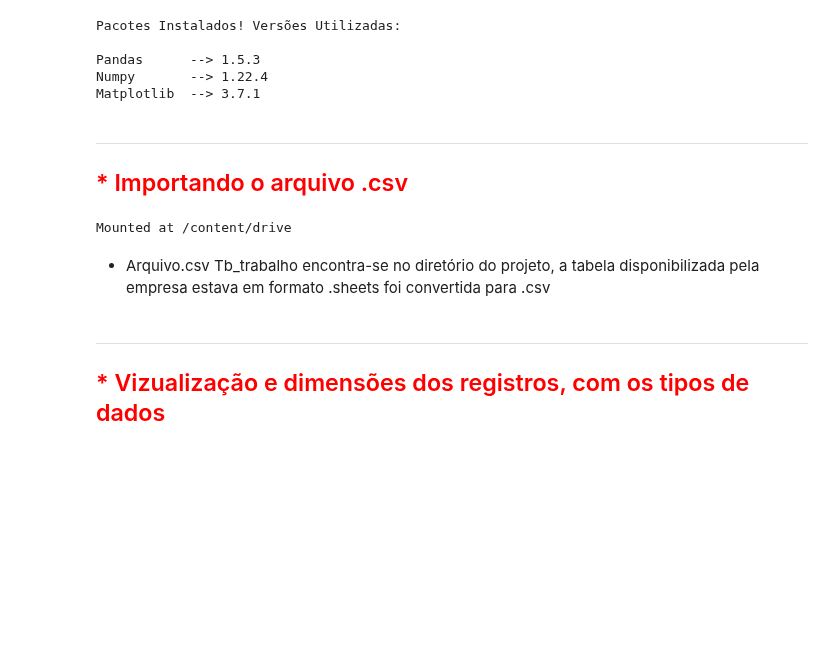
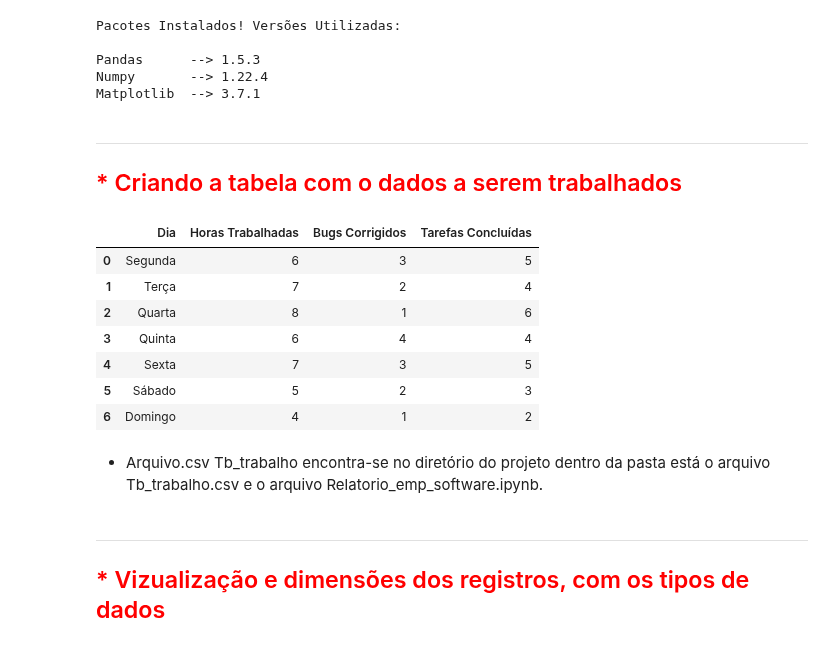
Before and after one commit to AliceCalage79/Relatorio_Software, a Jupyter notebook: Relatorio_Emp_Software/Relatorio_emp_software.ipynb, the cells around one changed output. Drawn from its saved outputs; the diff is of its cells as text; code cells hidden in the pictures; blank space fills up the shorter version.

Commit message:
ultima versão corrigida, feito a criação da tabela no colab

```diff
--- a/Relatorio_Emp_Software/Relatorio_emp_software.ipynb
+++ b/Relatorio_Emp_Software/Relatorio_emp_software.ipynb
@@ -46,16 +46,23 @@ Matplotlib  --> 3.7.1
 # %% [markdown]
 ---
 
-## <font color = red> * Importando o arquivo .csv
+## <font color = red> * Criando a tabela com o dados a serem trabalhados
-# %%
-from google.colab import drive
-drive.mount('/content/drive')
-# arquivo csv com os dados do funcionario
-dataframe = pd.read_csv ('/content/drive/MyDrive/Relatorio_Emp_Software/Tb_trabalho.csv')
-# %% [output]
-Mounted at /content/drive
+# %%
+#Criação de uma tabela com dados fornecidos pela empresa para servir como base do relatório.
+data = {'Dia':['Segunda','Terça','Quarta','Quinta','Sexta','Sábado','Domingo'],'Horas Trabalhadas':[6,7,8,6,7,5,4],'Bugs Corrigidos':[3,2,1,4,3,2,1],'Tarefas Concluídas':[5,4,6,4,5,3,2]}
+dataframe = pd.DataFrame(data,index = [0,1,2,3,4,5,6])
+dataframe
+# %% [output]
+|  | Dia | Horas Trabalhadas | Bugs Corrigidos | Tarefas Concluídas |
+| 0 | Segunda | 6 | 3 | 5 |
+| 1 | Terça | 7 | 2 | 4 |
+| 2 | Quarta | 8 | 1 | 6 |
+| 3 | Quinta | 6 | 4 | 4 |
+| 4 | Sexta | 7 | 3 | 5 |
+| 5 | Sábado | 5 | 2 | 3 |
+| 6 | Domingo | 4 | 1 | 2 |
 # %% [markdown]
-  - Arquivo.csv Tb_trabalho encontra-se no diretório do  projeto, a tabela disponibilizada pela empresa estava em formato .sheets foi convertida para .csv
+  - Arquivo.csv Tb_trabalho encontra-se no diretório do projeto dentro da pasta está o arquivo Tb_trabalho.csv e o arquivo Relatorio_emp_software.ipynb.
 # %% [markdown]
 ---
 
```
Also changed, not shown: parts of 1 cell of this notebook, 1 other file.
